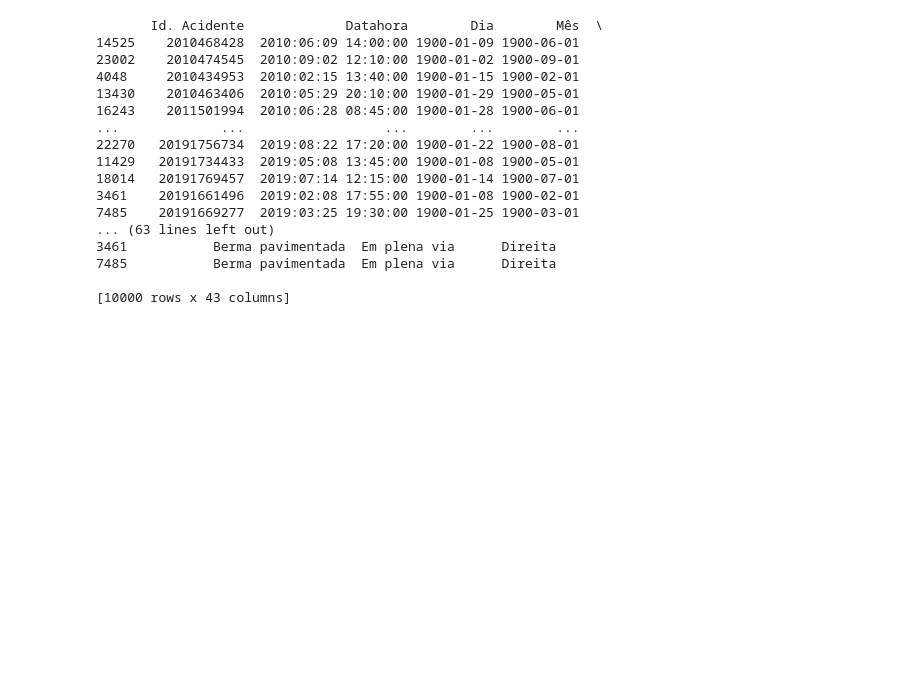
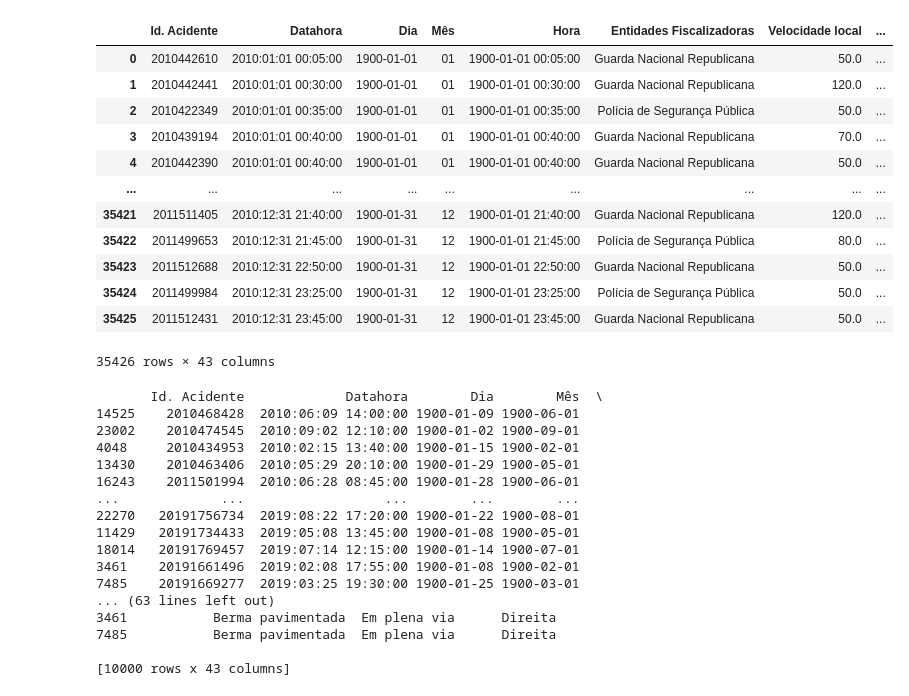
Before and after one commit to dfmce-iscte/ProjetoIAA, a Jupyter notebook: projeto_pedro.ipynb, the cells around one changed output. Cells and saved outputs as stored; diff of their text form; code cells hidden in the pictures; blank space fills up the shorter version.

```diff
--- a/projeto_pedro.ipynb
+++ b/projeto_pedro.ipynb
@@ -33,6 +33,17 @@ def get1000OfExcell(name):
     #df = df.drop(df.columns[[0]], axis=1)
     return df.sample(n = 1000)
 
+def teste():
+    df=open_sheet("2010Acidentes.xlsx")
+    for x in range(len(df)):
+        value=df.loc[x,"Datahora"]
+        #print(value)
+        split=value.split(":")[1]
+        #print(split)
+        df.loc[x,"Mês"]=split
+        #print(df.loc[x,"Mês"])
+    return df
+
 
 def concatenateAll():
     a2010=get1000OfExcell("2010Acidentes.xlsx")
@@ -49,6 +60,22 @@ def concatenateAll():
     result = pd.concat(frames)
     result.to_excel("pedro_10000.xlsx")
     print(result)
+# %%
+teste()
+# %% [output]
+|  | Id. Acidente | Datahora | Dia | Mês | Hora | Entidades Fiscalizadoras | Velocidade local | ... |
+| 0 | 2010442610 | 2010:01:01 00:05:00 | 1900-01-01 | 01 | 1900-01-01 00:05:00 | Guarda Nacional Republicana | 50.0 | ... |
+| 1 | 2010442441 | 2010:01:01 00:30:00 | 1900-01-01 | 01 | 1900-01-01 00:30:00 | Guarda Nacional Republicana | 120.0 | ... |
+| 2 | 2010422349 | 2010:01:01 00:35:00 | 1900-01-01 | 01 | 1900-01-01 00:35:00 | Polícia de Segurança Pública | 50.0 | ... |
+| 3 | 2010439194 | 2010:01:01 00:40:00 | 1900-01-01 | 01 | 1900-01-01 00:40:00 | Guarda Nacional Republicana | 70.0 | ... |
+| 4 | 2010442390 | 2010:01:01 00:40:00 | 1900-01-01 | 01 | 1900-01-01 00:40:00 | Guarda Nacional Republicana | 50.0 | ... |
+| ... | ... | ... | ... | ... | ... | ... | ... | ... |
+| 35421 | 2011511405 | 2010:12:31 21:40:00 | 1900-01-31 | 12 | 1900-01-01 21:40:00 | Guarda Nacional Republicana | 120.0 | ... |
+| 35422 | 2011499653 | 2010:12:31 21:45:00 | 1900-01-31 | 12 | 1900-01-01 21:45:00 | Polícia de Segurança Pública | 80.0 | ... |
+| 35423 | 2011512688 | 2010:12:31 22:50:00 | 1900-01-31 | 12 | 1900-01-01 22:50:00 | Guarda Nacional Republicana | 50.0 | ... |
+| 35424 | 2011499984 | 2010:12:31 23:25:00 | 1900-01-31 | 12 | 1900-01-01 23:25:00 | Polícia de Segurança Pública | 50.0 | ... |
+| 35425 | 2011512431 | 2010:12:31 23:45:00 | 1900-01-31 | 12 | 1900-01-01 23:45:00 | Guarda Nacional Republicana | 50.0 | ... |
+35426 rows × 43 columns
 # %%
 concatenateAll()
 # %% [output]
```
